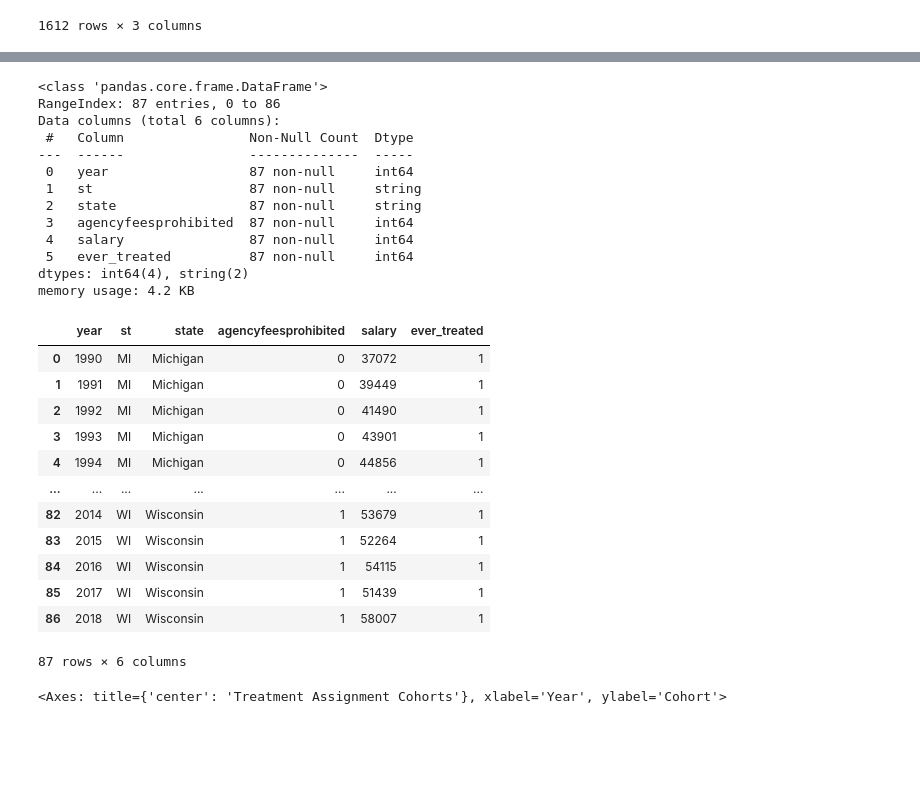
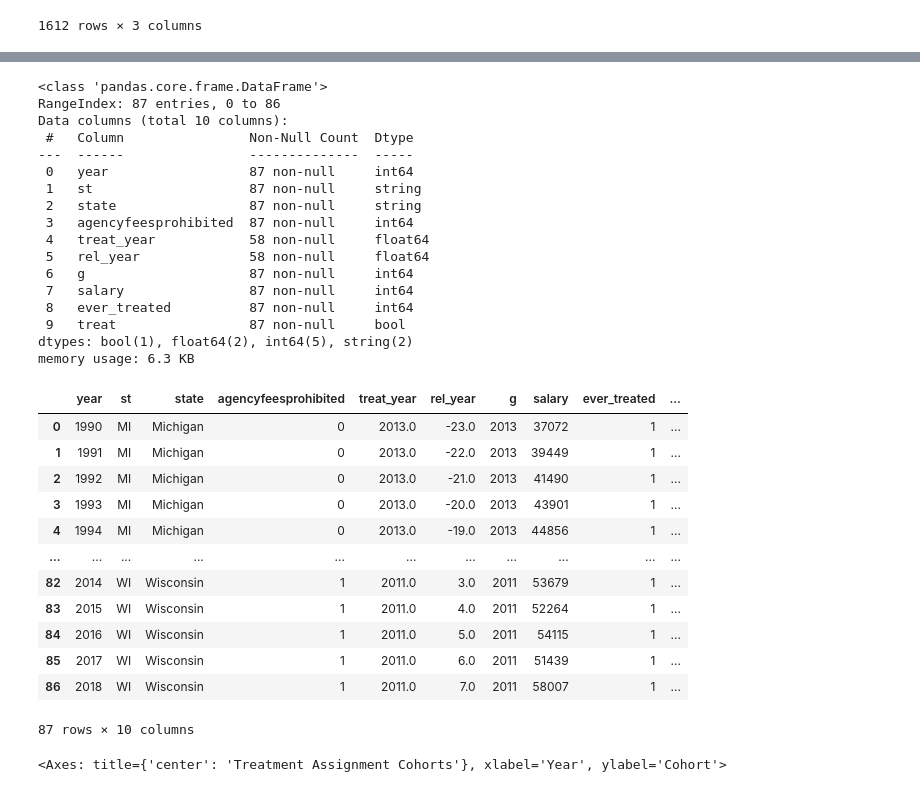
Before and after one commit to ricochn02/526-project, a Jupyter notebook: analysis_draft_alt.ipynb, the cells around one changed output, grey strips where cells are left out. Saved outputs shown, nothing was run; the diff lists cells and outputs as text; code cells hidden in the pictures; blank space fills up the shorter version.

```diff
--- a/analysis_draft_alt.ipynb
+++ b/analysis_draft_alt.ipynb
@@ -71,0 +52,23 @@ df_filtered
+# %%
+df_filtered = df[['year', 'st', 'state', 'agencyfeesprohibited']]
+
+incl_states = ['Wisconsin', 'Minnesota', 'Michigan']
+
+# Filter for states and years
+df_filtered = df_filtered[df_filtered['state'].isin(incl_states)]
+df_filtered = df_filtered[(df_filtered['year'] >= 1990) & (df_filtered['year'] <= 2018)]
+
+# Add relative years to treatment
+treat_years = (
+    df_filtered
+    .loc[df_filtered["agencyfeesprohibited"] == 1]
+    .groupby("state")["year"]
+    .min()
+)
+df_filtered["treat_year"] = df_filtered["state"].map(treat_years)
+df_filtered["rel_year"] = df_filtered["year"] - df_filtered["treat_year"]
+df_filtered
+
+df_filtered["g"] = df_filtered["state"].map({"Wisconsin": 2011, "Michigan": 2013, 'Minnesota': 0})
+
+df_filtered
@@ -72,43 +89,49 @@ df_filtered
 # %%
 df_merged = pd.merge(df_filtered, salaries_df, on = ['state', 'year'], how = 'left')
 
 # Adjust variable types
 df_merged['agencyfeesprohibited'] = df_merged['agencyfeesprohibited'].astype(int)
 df_merged["state"] = df_merged["state"].astype("string")
 df_merged["st"] = df_merged["st"].astype("string")
 
 # Add 'ever_treated' variable
 df_merged["ever_treated"] = ((df_merged["state"] == "Wisconsin") | (df_merged["state"] == "Michigan")).astype(int)
 
+df_merged['treat'] = (df_merged['agencyfeesprohibited'] == 1)
+
 df_merged.info()
 df_merged
 # %% [output]
 <class 'pandas.core.frame.DataFrame'>
 RangeIndex: 87 entries, 0 to 86
-Data columns (total 6 columns):
+Data columns (total 10 columns):
  #   Column                Non-Null Count  Dtype
 ---  ------                --------------  -----
  0   year                  87 non-null     int64
  1   st                    87 non-null     string
  2   state                 87 non-null     string
  3   agencyfeesprohibited  87 non-null     int64
- 4   salary                87 non-null     int64
- 5   ever_treated          87 non-null     int64
-dtypes: int64(4), string(2)
-memory usage: 4.2 KB
+ 4   treat_year            58 non-null     float64
+ 5   rel_year              58 non-null     float64
+ 6   g                     87 non-null     int64
+ 7   salary                87 non-null     int64
+ 8   ever_treated          87 non-null     int64
+ 9   treat                 87 non-null     bool
+dtypes: bool(1), float64(2), int64(5), string(2)
+memory usage: 6.3 KB
-|  | year | st | state | agencyfeesprohibited | salary | ever_treated |
-| 0 | 1990 | MI | Michigan | 0 | 37072 | 1 |
-| 1 | 1991 | MI | Michigan | 0 | 39449 | 1 |
-| 2 | 1992 | MI | Michigan | 0 | 41490 | 1 |
-| 3 | 1993 | MI | Michigan | 0 | 43901 | 1 |
-| 4 | 1994 | MI | Michigan | 0 | 44856 | 1 |
-| ... | ... | ... | ... | ... | ... | ... |
-| 82 | 2014 | WI | Wisconsin | 1 | 53679 | 1 |
-| 83 | 2015 | WI | Wisconsin | 1 | 52264 | 1 |
-| 84 | 2016 | WI | Wisconsin | 1 | 54115 | 1 |
-| 85 | 2017 | WI | Wisconsin | 1 | 51439 | 1 |
-| 86 | 2018 | WI | Wisconsin | 1 | 58007 | 1 |
+|  | year | st | state | agencyfeesprohibited | treat_year | rel_year | g | salary | ever_treated | ... |
+| 0 | 1990 | MI | Michigan | 0 | 2013.0 | -23.0 | 2013 | 37072 | 1 | ... |
+| 1 | 1991 | MI | Michigan | 0 | 2013.0 | -22.0 | 2013 | 39449 | 1 | ... |
+| 2 | 1992 | MI | Michigan | 0 | 2013.0 | -21.0 | 2013 | 41490 | 1 | ... |
+| 3 | 1993 | MI | Michigan | 0 | 2013.0 | -20.0 | 2013 | 43901 | 1 | ... |
+| 4 | 1994 | MI | Michigan | 0 | 2013.0 | -19.0 | 2013 | 44856 | 1 | ... |
+| ... | ... | ... | ... | ... | ... | ... | ... | ... | ... | ... |
+| 82 | 2014 | WI | Wisconsin | 1 | 2011.0 | 3.0 | 2011 | 53679 | 1 | ... |
+| 83 | 2015 | WI | Wisconsin | 1 | 2011.0 | 4.0 | 2011 | 52264 | 1 | ... |
+| 84 | 2016 | WI | Wisconsin | 1 | 2011.0 | 5.0 | 2011 | 54115 | 1 | ... |
+| 85 | 2017 | WI | Wisconsin | 1 | 2011.0 | 6.0 | 2011 | 51439 | 1 | ... |
+| 86 | 2018 | WI | Wisconsin | 1 | 2011.0 | 7.0 | 2011 | 58007 | 1 | ... |
-87 rows × 6 columns
+87 rows × 10 columns
 # %%
 # View treatment timing
 pf.panelview(
```
Also changed, not shown: parts of 11 cells of this notebook, 2 other files.
